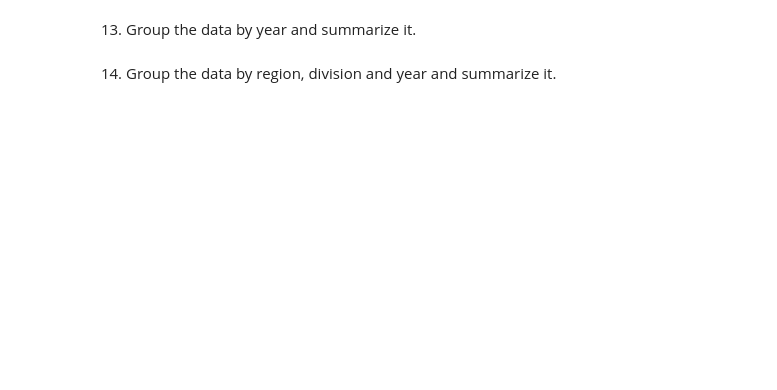
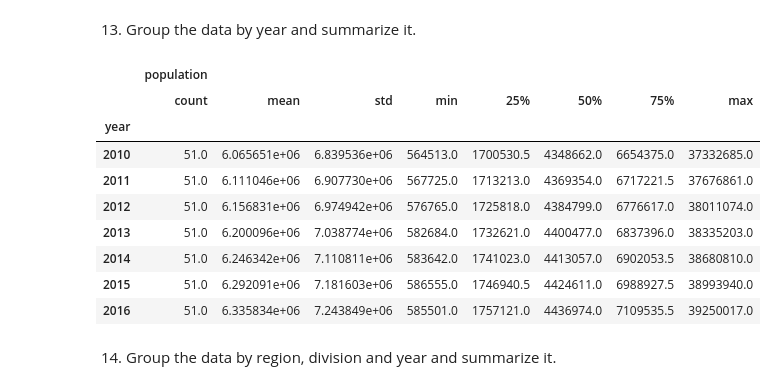
Before and after one commit to rfryrice/data-science, a Jupyter notebook: Week 3 Pandas Assignment.ipynb, the cells around one changed output. Saved outputs shown, nothing was run; the diff lists cells and outputs as text; code cells hidden in the pictures; blank space fills up the shorter version.

```diff
--- a/Week 3 Pandas Assignment.ipynb
+++ b/Week 3 Pandas Assignment.ipynb
@@ -177,4 +203,17 @@ Please use the following dataset for merging purposes: census-divisions & state-
 # %% [markdown]
 13. Group the data by year and summarize it.
+# %%
+re_census.groupby(by='year').describe()
+# %% [output]
+|  | population |  |  |  |  |  |  |  |
+|  | count | mean | std | min | 25% | 50% | 75% | max |
+| year |  |  |  |  |  |  |  |  |
+| 2010 | 51.0 | 6.065651e+06 | 6.839536e+06 | 564513.0 | 1700530.5 | 4348662.0 | 6654375.0 | 37332685.0 |
+| 2011 | 51.0 | 6.111046e+06 | 6.907730e+06 | 567725.0 | 1713213.0 | 4369354.0 | 6717221.5 | 37676861.0 |
+| 2012 | 51.0 | 6.156831e+06 | 6.974942e+06 | 576765.0 | 1725818.0 | 4384799.0 | 6776617.0 | 38011074.0 |
+| 2013 | 51.0 | 6.200096e+06 | 7.038774e+06 | 582684.0 | 1732621.0 | 4400477.0 | 6837396.0 | 38335203.0 |
+| 2014 | 51.0 | 6.246342e+06 | 7.110811e+06 | 583642.0 | 1741023.0 | 4413057.0 | 6902053.5 | 38680810.0 |
+| 2015 | 51.0 | 6.292091e+06 | 7.181603e+06 | 586555.0 | 1746940.5 | 4424611.0 | 6988927.5 | 38993940.0 |
+| 2016 | 51.0 | 6.335834e+06 | 7.243849e+06 | 585501.0 | 1757121.0 | 4436974.0 | 7109535.5 | 39250017.0 |
 # %% [markdown]
 14. Group the data by region, division and year and summarize it.
```
Also changed, not shown: parts of 12 cells of this notebook.
